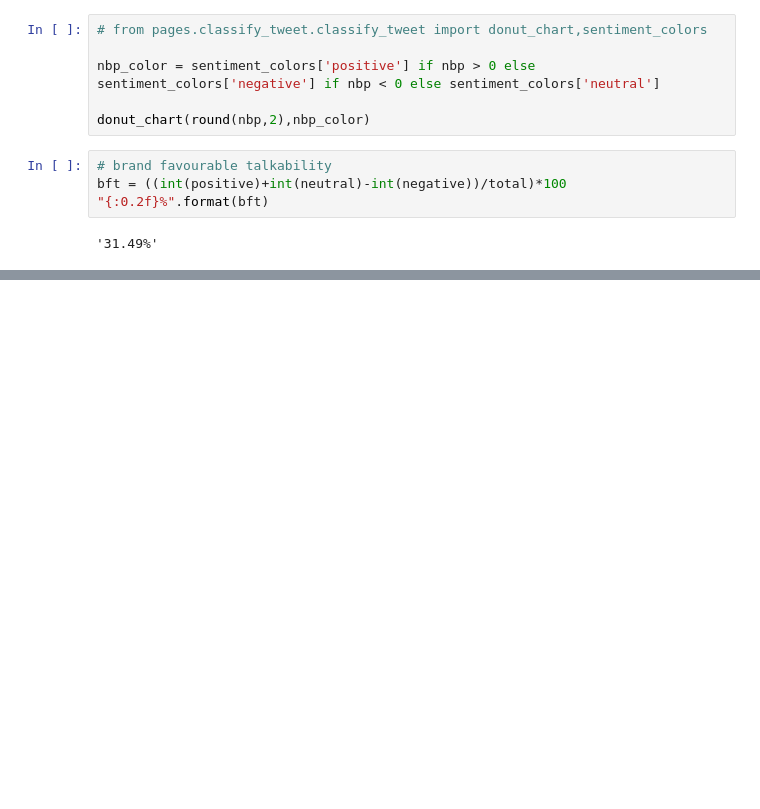
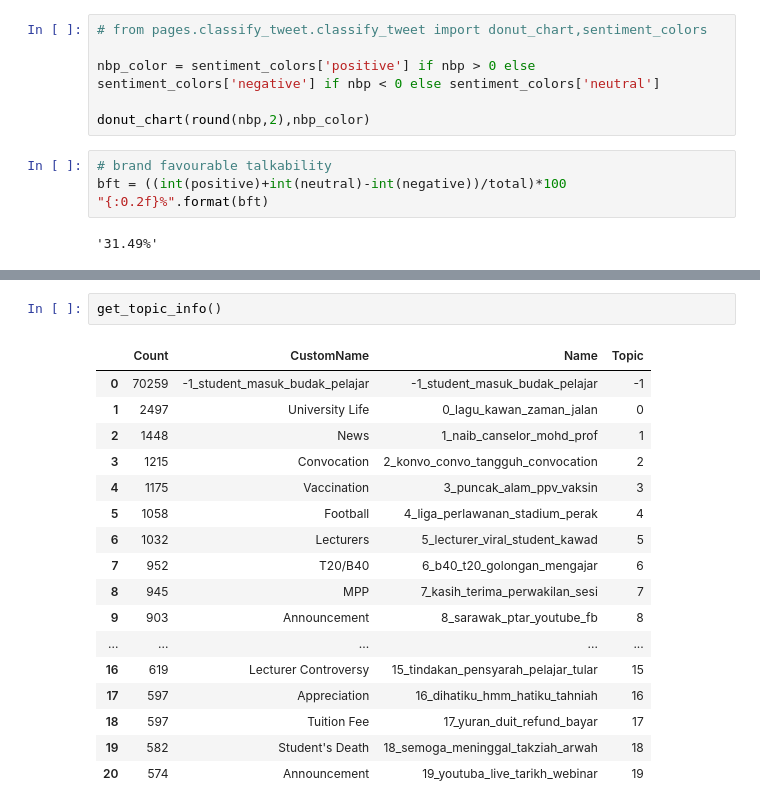
Before and after one commit to wfkhrrzi/UiTM-ORM-Dashboard, a Jupyter notebook: temp.ipynb, the cells around one changed output, grey strips where cells are left out. Cells and saved outputs as stored; diff of their text form; blank space fills up the shorter version.

```diff
--- a/temp.ipynb
+++ b/temp.ipynb
@@ -217,0 +243,20 @@ bft = ((int(positive)+int(neutral)-int(negative))/total)*100
+# %%
+get_topic_info()
+# %% [output]
+|  | Count | CustomName | Name | Topic |
+| 0 | 70259 | -1_student_masuk_budak_pelajar | -1_student_masuk_budak_pelajar | -1 |
+| 1 | 2497 | University Life | 0_lagu_kawan_zaman_jalan | 0 |
+| 2 | 1448 | News | 1_naib_canselor_mohd_prof | 1 |
+| 3 | 1215 | Convocation | 2_konvo_convo_tangguh_convocation | 2 |
+| 4 | 1175 | Vaccination | 3_puncak_alam_ppv_vaksin | 3 |
+| 5 | 1058 | Football | 4_liga_perlawanan_stadium_perak | 4 |
+| 6 | 1032 | Lecturers | 5_lecturer_viral_student_kawad | 5 |
+| 7 | 952 | T20/B40 | 6_b40_t20_golongan_mengajar | 6 |
+| 8 | 945 | MPP | 7_kasih_terima_perwakilan_sesi | 7 |
+| 9 | 903 | Announcement | 8_sarawak_ptar_youtube_fb | 8 |
+| ... | ... | ... | ... | ... |
+| 16 | 619 | Lecturer Controversy | 15_tindakan_pensyarah_pelajar_tular | 15 |
+| 17 | 597 | Appreciation | 16_dihatiku_hmm_hatiku_tahniah | 16 |
+| 18 | 597 | Tuition Fee | 17_yuran_duit_refund_bayar | 17 |
+| 19 | 582 | Student's Death | 18_semoga_meninggal_takziah_arwah | 18 |
+| 20 | 574 | Announcement | 19_youtuba_live_tarikh_webinar | 19 |
```
Also changed, not shown: parts of 32 cells of this notebook, 8 other files.
